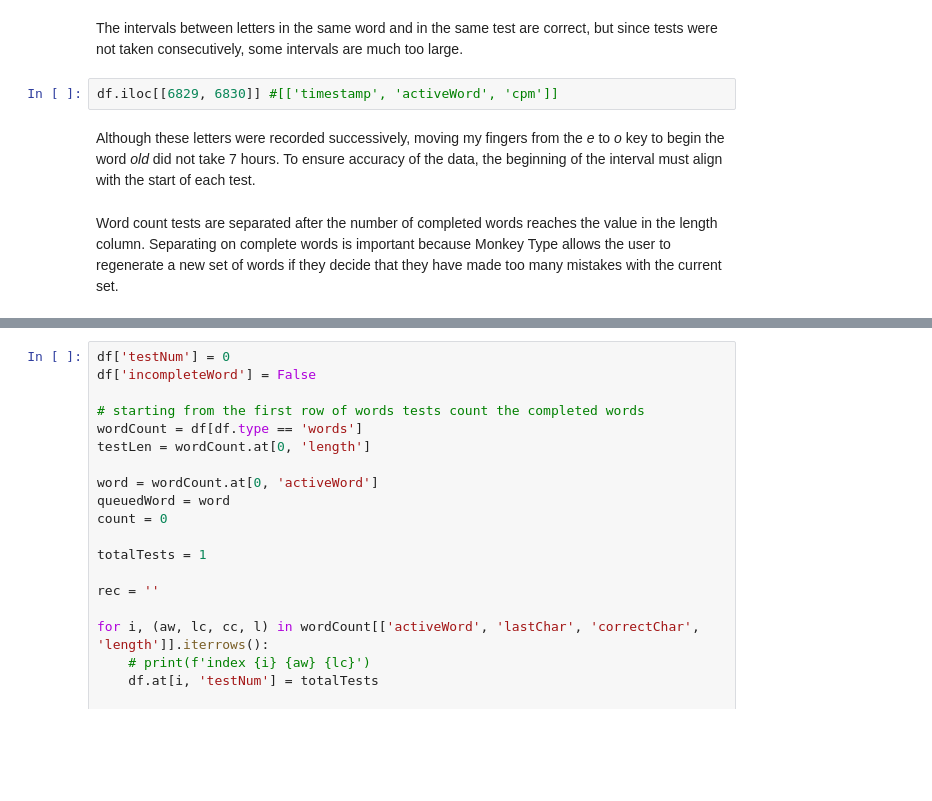
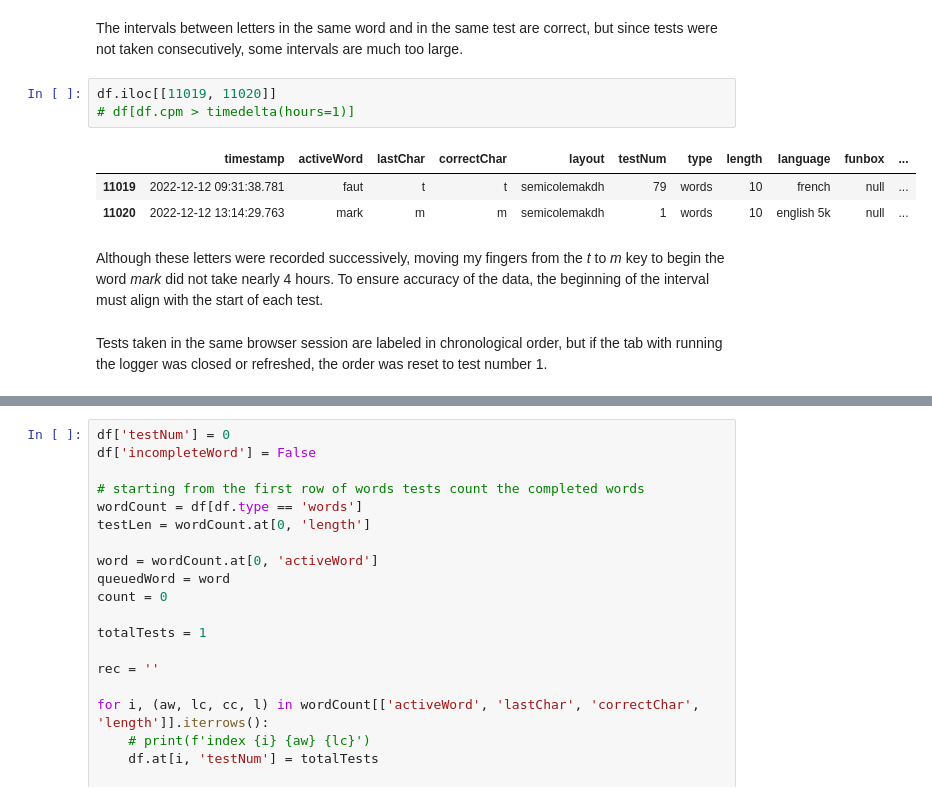
Before and after one commit to rmchorgh/MonkeyTypeMachineLearn, a Jupyter notebook: main.ipynb, the cells around one changed output, grey strips where cells are left out. Drawn from its saved outputs; the diff is of its cells as text; blank space fills up the shorter version.

```diff
--- a/main.ipynb
+++ b/main.ipynb
@@ -162,8 +230,15 @@ df[["timestamp", "lastChar", "cpm"]].head()
 # %% [markdown]
 The intervals between letters in the same word and in the same test are correct, but since tests were not taken consecutively, some intervals are much too large.
-# %%
-df.iloc[[6829, 6830]] #[['timestamp', 'activeWord', 'cpm']]
+# %%
+df.iloc[[11019, 11020]]
+# df[df.cpm > timedelta(hours=1)]
+# %% [output]
+|  | timestamp | activeWord | lastChar | correctChar | layout | testNum | type | length | language | funbox | ... |
+| 11019 | 2022-12-12 09:31:38.781 | faut | t | t | semicolemakdh | 79 | words | 10 | french | null | ... |
+| 11020 | 2022-12-12 13:14:29.763 | mark | m | m | semicolemakdh | 1 | words | 10 | english 5k | null | ... |
 # %% [markdown]
-Although these letters were recorded successively, moving my fingers from the _e_ to _o_ key to begin the word _old_ did not take 7 hours. To ensure accuracy of the data, the beginning of the interval must align with the start of each test.
+Although these letters were recorded successively, moving my fingers from the _t_ to _m_ key to begin the word _mark_ did not take nearly 4 hours. To ensure accuracy of the data, the beginning of the interval must align with the start of each test.
-# %% [markdown]
-Word count tests are separated after the number of completed words reaches the value in the length column. Separating on complete words is important because Monkey Type allows the user to regenerate a new set of words if they decide that they have made too many mistakes with the current set.
+# %% [markdown]
+Tests taken in the same browser session are labeled in chronological order, but if the tab with running the logger was closed or refreshed, the order was reset to test number 1.
+
+<!-- Correcting the values in the __testNum__ column is neces -->
```
Also changed, not shown: parts of 16 cells of this notebook, 5 other files.
